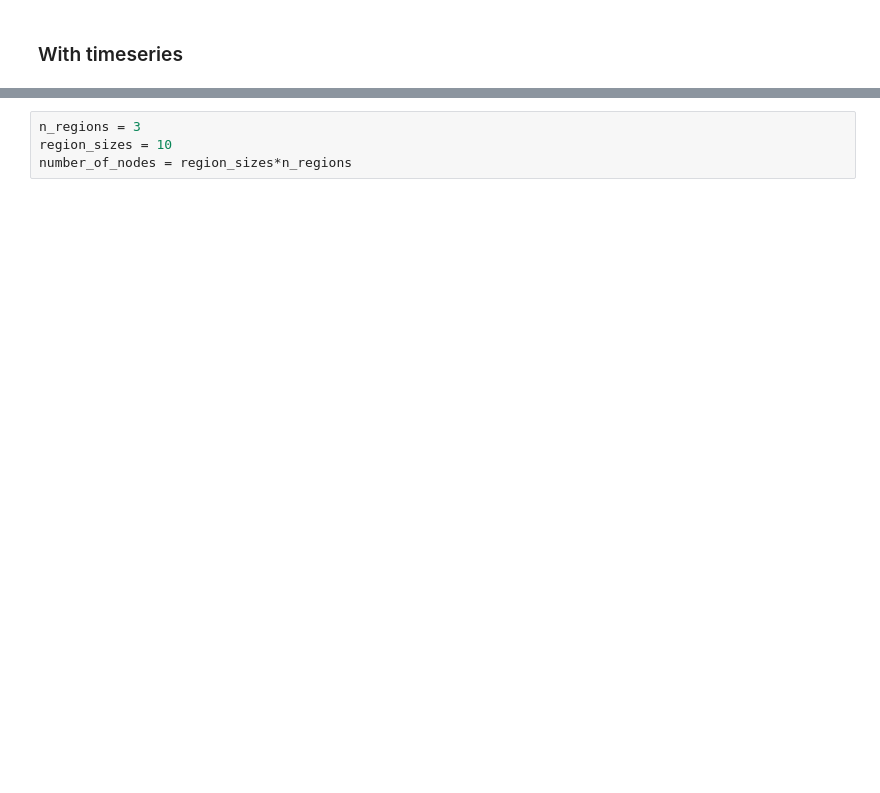
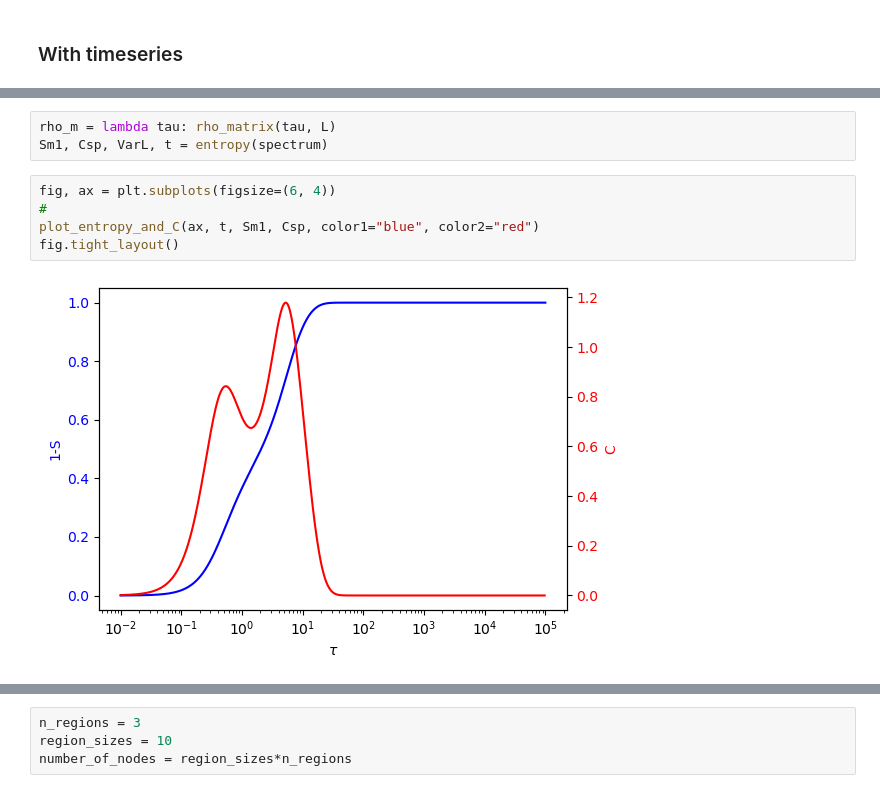
Before and after one commit to giulioiannelli/multifun-brain, a Jupyter notebook: notebooks/01_basic_usage.ipynb, the cells around one changed output, grey strips where cells are left out. Cells and saved outputs as stored; diff of their text form; blank space fills up the shorter version.

```diff
--- a/notebooks/01_basic_usage.ipynb
+++ b/notebooks/01_basic_usage.ipynb
@@ -84,0 +116,10 @@ nx.draw(G, pos=pos, ax=ax[1], node_color=node_colors, alpha=0.7)
+# %%
+rho_m = lambda tau: rho_matrix(tau, L)
+Sm1, Csp, VarL, t = entropy(spectrum)
+# %%
+fig, ax = plt.subplots(figsize=(6, 4))
+#
+plot_entropy_and_C(ax, t, Sm1, Csp, color1="blue", color2="red")
+fig.tight_layout()
+# %% [output]
+[figure, added]
```
Also changed, not shown: parts of 23 cells of this notebook.
